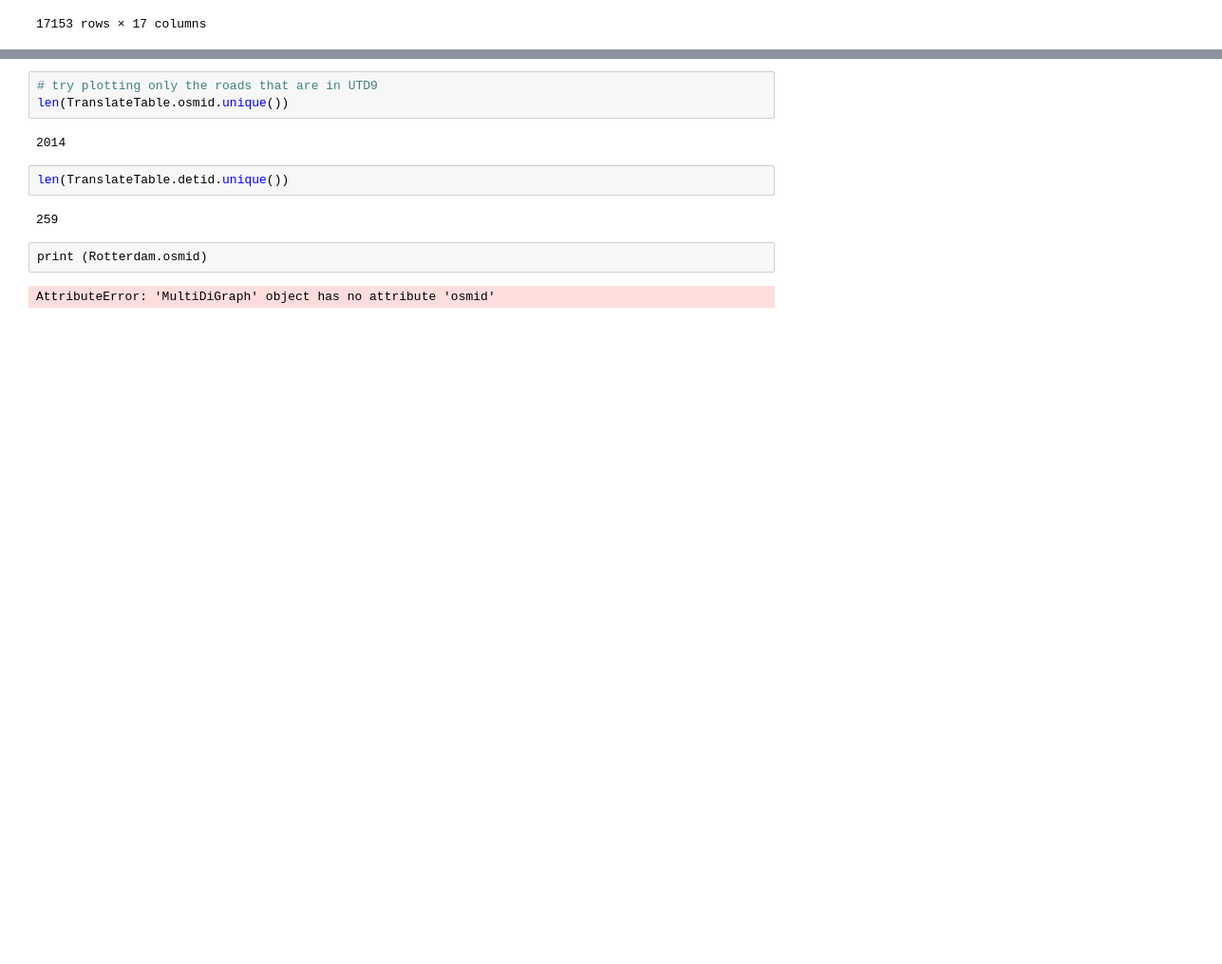
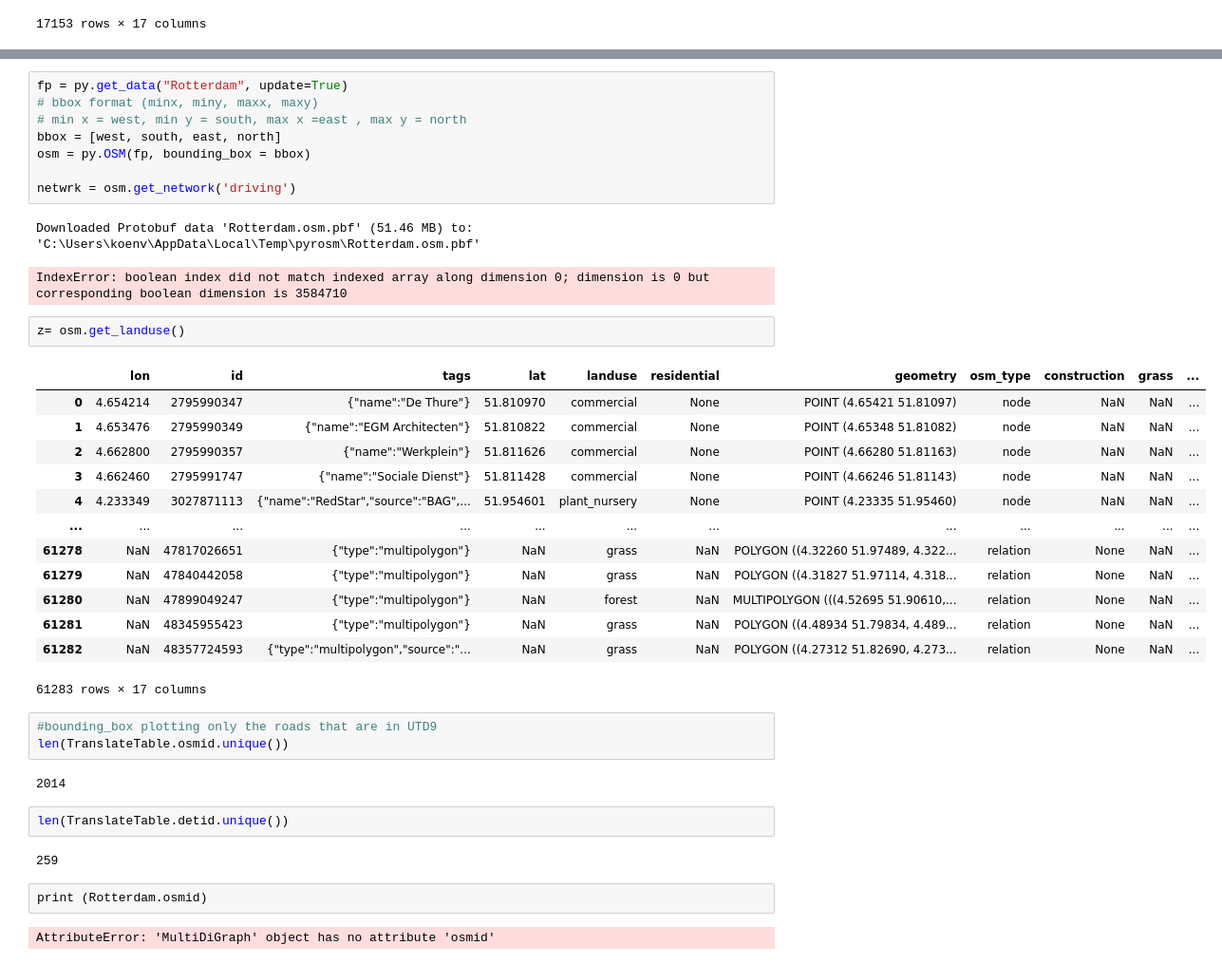
Before and after one commit to K4Ling/UrbanDataSc, a Jupyter notebook: Assignment.ipynb, the cells around one changed output, grey strips where cells are left out. Shown at 95% size. Cells and saved outputs as stored; diff of their text form; blank space fills up the shorter version.

```diff
--- a/Assignment.ipynb
+++ b/Assignment.ipynb
@@ -203,5 +236,33 @@ fig, ax = ox.plot_graph(G1, node_size=1, edge_color=ec) # edgecolor is stored in
+# %%
+fp = py.get_data("Rotterdam", update=True)
+# bbox format (minx, miny, maxx, maxy)
+# min x = west, min y = south, max x =east , max y = north
+bbox = [west, south, east, north]
+osm = py.OSM(fp, bounding_box = bbox)
+
+netwrk = osm.get_network('driving')
+# %% [output]
+Downloaded Protobuf data 'Rotterdam.osm.pbf' (51.46 MB) to:
+'C:\Users\koenv\AppData\Local\Temp\pyrosm\Rotterdam.osm.pbf'
+IndexError: boolean index did not match indexed array along dimension 0; dimension is 0 but corresponding boolean dimension is 3584710
+# %%
+z= osm.get_landuse()
+# %% [output]
+|  | lon | id | tags | lat | landuse | residential | geometry | osm_type | construction | grass | ... |
+| 0 | 4.654214 | 2795990347 | {"name":"De Thure"} | 51.810970 | commercial | None | POINT (4.65421 51.81097) | node | NaN | NaN | ... |
+| 1 | 4.653476 | 2795990349 | {"name":"EGM Architecten"} | 51.810822 | commercial | None | POINT (4.65348 51.81082) | node | NaN | NaN | ... |
+| 2 | 4.662800 | 2795990357 | {"name":"Werkplein"} | 51.811626 | commercial | None | POINT (4.66280 51.81163) | node | NaN | NaN | ... |
+| 3 | 4.662460 | 2795991747 | {"name":"Sociale Dienst"} | 51.811428 | commercial | None | POINT (4.66246 51.81143) | node | NaN | NaN | ... |
+| 4 | 4.233349 | 3027871113 | {"name":"RedStar","source":"BAG",... | 51.954601 | plant_nursery | None | POINT (4.23335 51.95460) | node | NaN | NaN | ... |
+| ... | ... | ... | ... | ... | ... | ... | ... | ... | ... | ... | ... |
+| 61278 | NaN | 47817026651 | {"type":"multipolygon"} | NaN | grass | NaN | POLYGON ((4.32260 51.97489, 4.322... | relation | None | NaN | ... |
+| 61279 | NaN | 47840442058 | {"type":"multipolygon"} | NaN | grass | NaN | POLYGON ((4.31827 51.97114, 4.318... | relation | None | NaN | ... |
+| 61280 | NaN | 47899049247 | {"type":"multipolygon"} | NaN | forest | NaN | MULTIPOLYGON (((4.52695 51.90610,... | relation | None | NaN | ... |
+| 61281 | NaN | 48345955423 | {"type":"multipolygon"} | NaN | grass | NaN | POLYGON ((4.48934 51.79834, 4.489... | relation | None | NaN | ... |
+| 61282 | NaN | 48357724593 | {"type":"multipolygon","source":"... | NaN | grass | NaN | POLYGON ((4.27312 51.82690, 4.273... | relation | None | NaN | ... |
+61283 rows × 17 columns
 # %%
-# try plotting only the roads that are in UTD9
+#bounding_box plotting only the roads that are in UTD9
 len(TranslateTable.osmid.unique())
 # %% [output]
 2014
```
Also changed, not shown: parts of 6 cells of this notebook.
